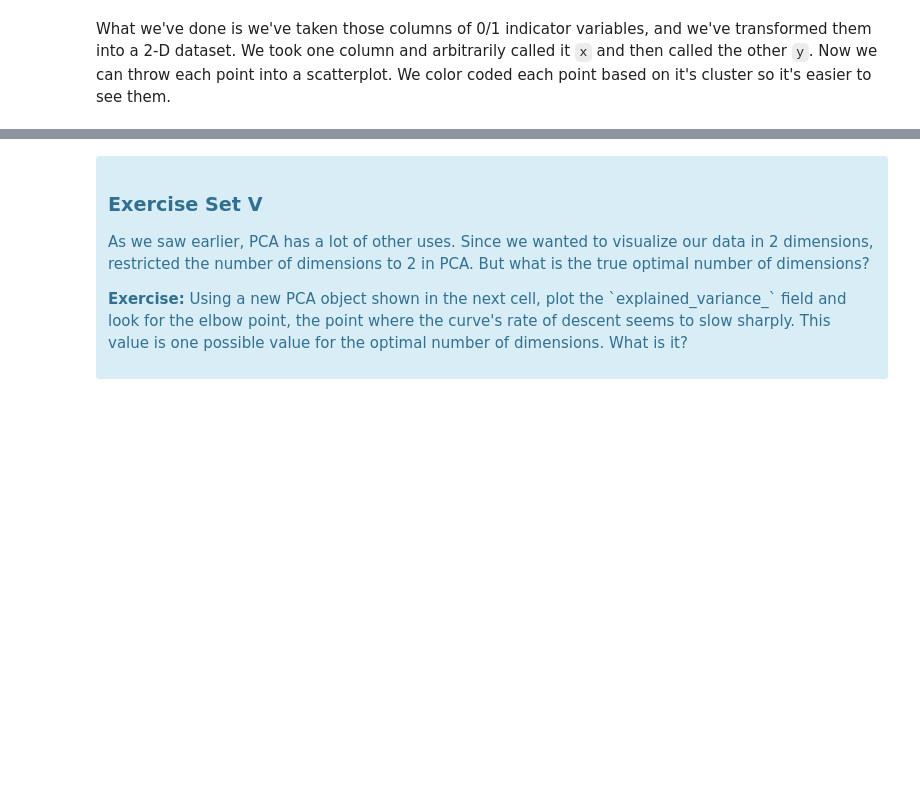
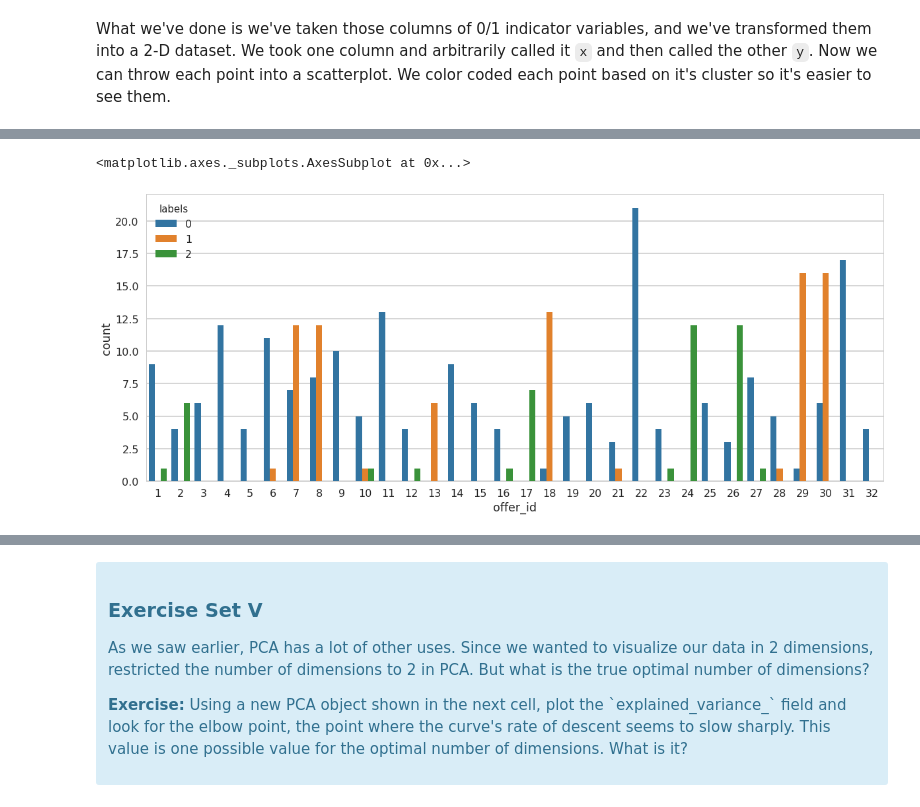
Before and after one commit to BhuviSharma/SB-DSC, a Jupyter notebook: mini_projects/clustering/Mini_Project_Clustering.ipynb, the cells around one changed output, grey strips where cells are left out. Saved outputs shown, nothing was run; the diff lists cells and outputs as text; code cells hidden in the pictures; blank space fills up the shorter version.

```diff
--- a/mini_projects/clustering/Mini_Project_Clustering.ipynb
+++ b/mini_projects/clustering/Mini_Project_Clustering.ipynb
@@ -257,0 +308,3 @@ What we've done is we've taken those columns of 0/1 indicator variables, and we'
+# %%
+df = pca_df.merge(df_transactions, on='customer_name').merge(df_offers, on='offer_id')
+df.head()
@@ -257,0 +318,6 @@ What we've done is we've taken those columns of 0/1 indicator variables, and we'
+# %%
+plt.figure(figsize=(20,8))
+sns.countplot(x='offer_id', hue='labels', data=df)
+# %% [output]
+<matplotlib.axes._subplots.AxesSubplot at 0x...>
+[figure, added]
```
Also changed, not shown: parts of 22 cells of this notebook.
